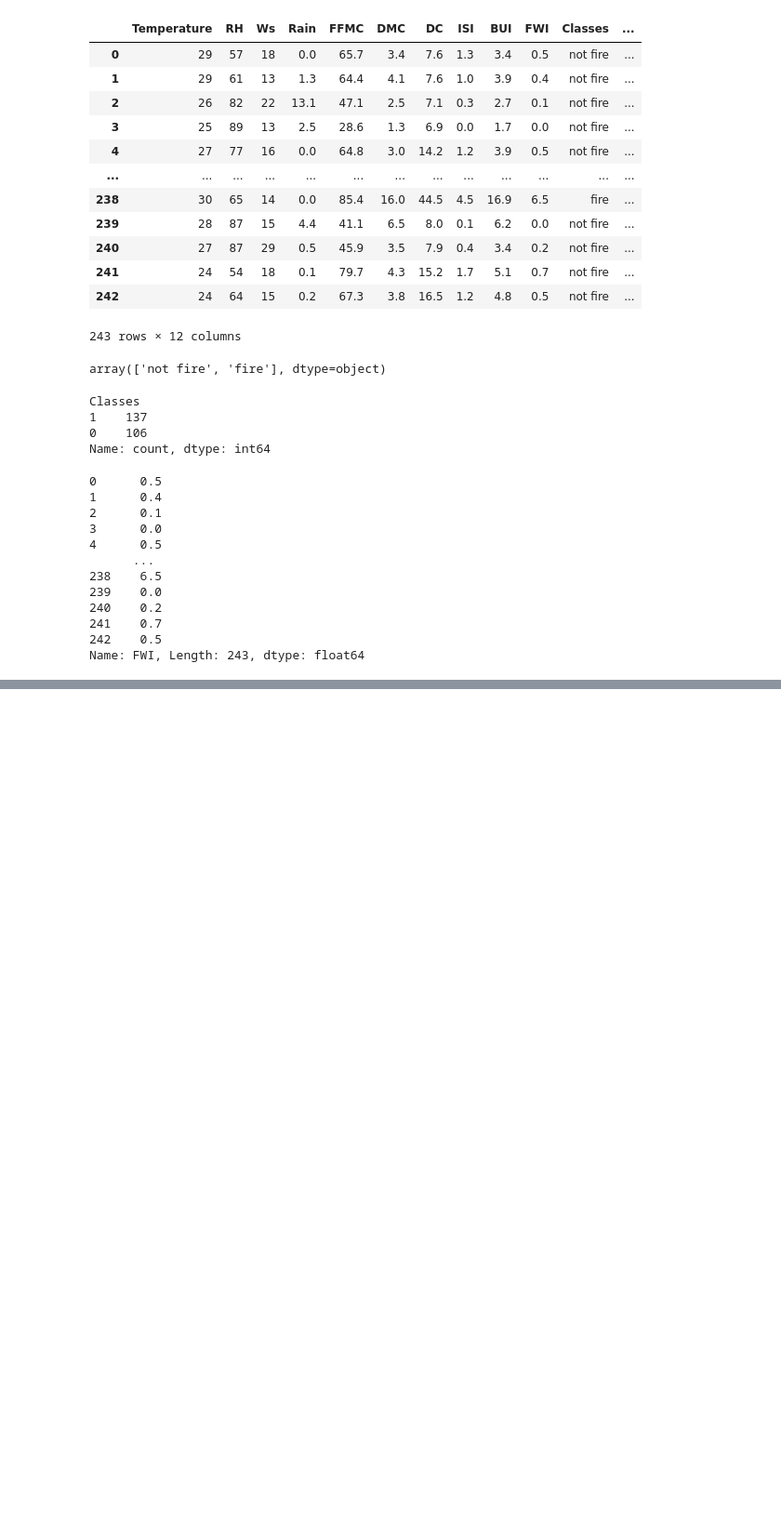
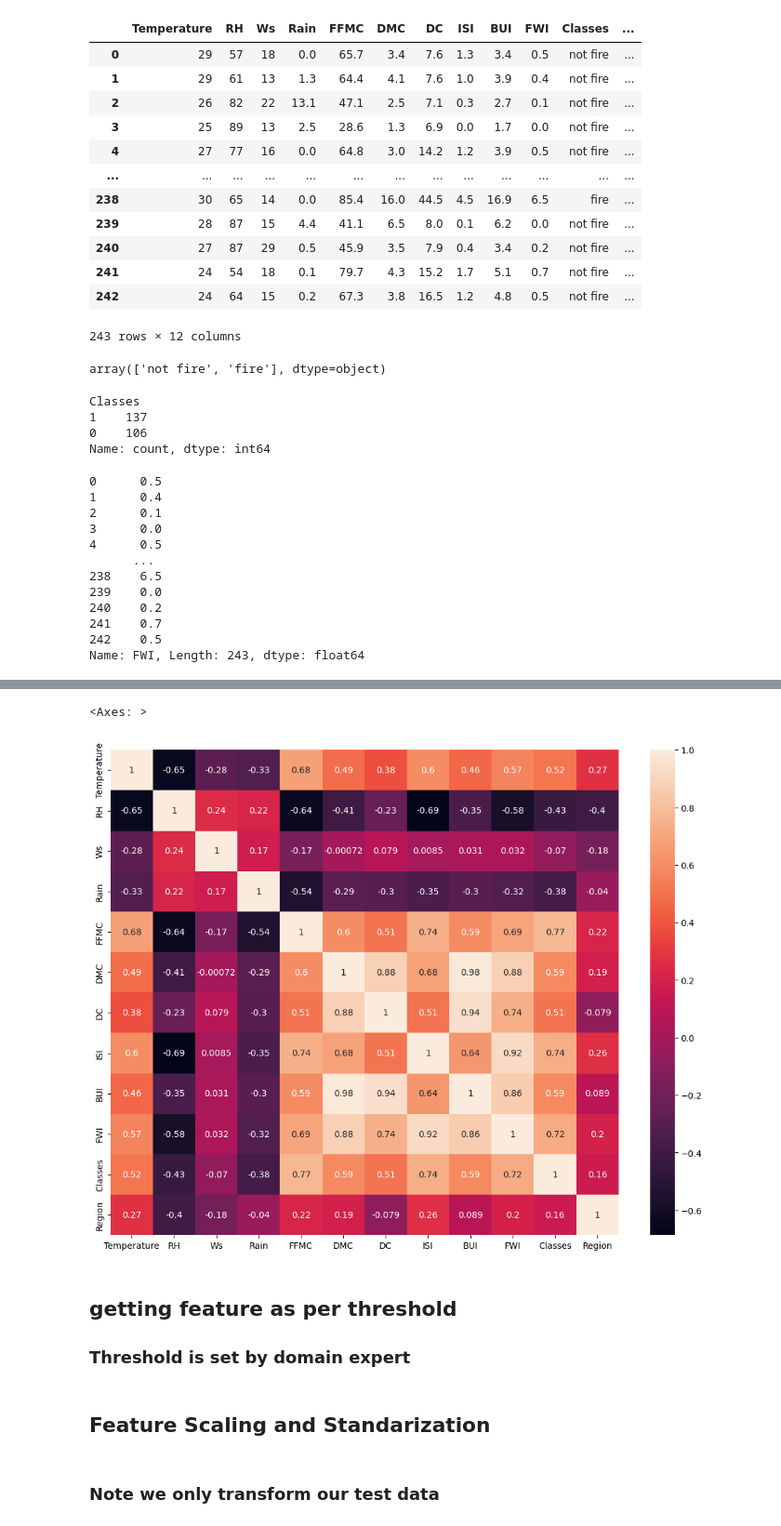
Before and after one commit to aishwarykesarwani/Data-Science, a Jupyter notebook: Udemy MLops/4-Ridge Lasso And Elasticnet/model_training.ipynb, the cells around one changed output, grey strips where cells are left out. Shown: that part at 93% size. Drawn from its saved outputs; the diff is of its cells as text; code cells hidden in the pictures; blank space fills up the shorter version.

```diff
--- a/Udemy MLops/4-Ridge Lasso And Elasticnet/model_training.ipynb
+++ b/Udemy MLops/4-Ridge Lasso And Elasticnet/model_training.ipynb
@@ -77,0 +95,9 @@ X_train,X_test,Y_train,Y_test=train_test_split(X,Y,test_size=0.25,random_state=4
+# %%
+plt.figure(figsize=(13,10))
+sns.heatmap(df.corr(),annot=True)
+# %% [output]
+<Axes: >
+[figure, added]
+# %% [markdown]
+## getting feature as per threshold
+### Threshold is set by domain expert
@@ -77,0 +121,2 @@ X_train,X_test,Y_train,Y_test=train_test_split(X,Y,test_size=0.25,random_state=4
+# %% [markdown]
+## Feature Scaling and Standarization
@@ -77,0 +126,2 @@ X_train,X_test,Y_train,Y_test=train_test_split(X,Y,test_size=0.25,random_state=4
+# %% [markdown]
+### Note we only transform our test data
```
Also changed, not shown: parts of 28 cells of this notebook, 1 other file.
